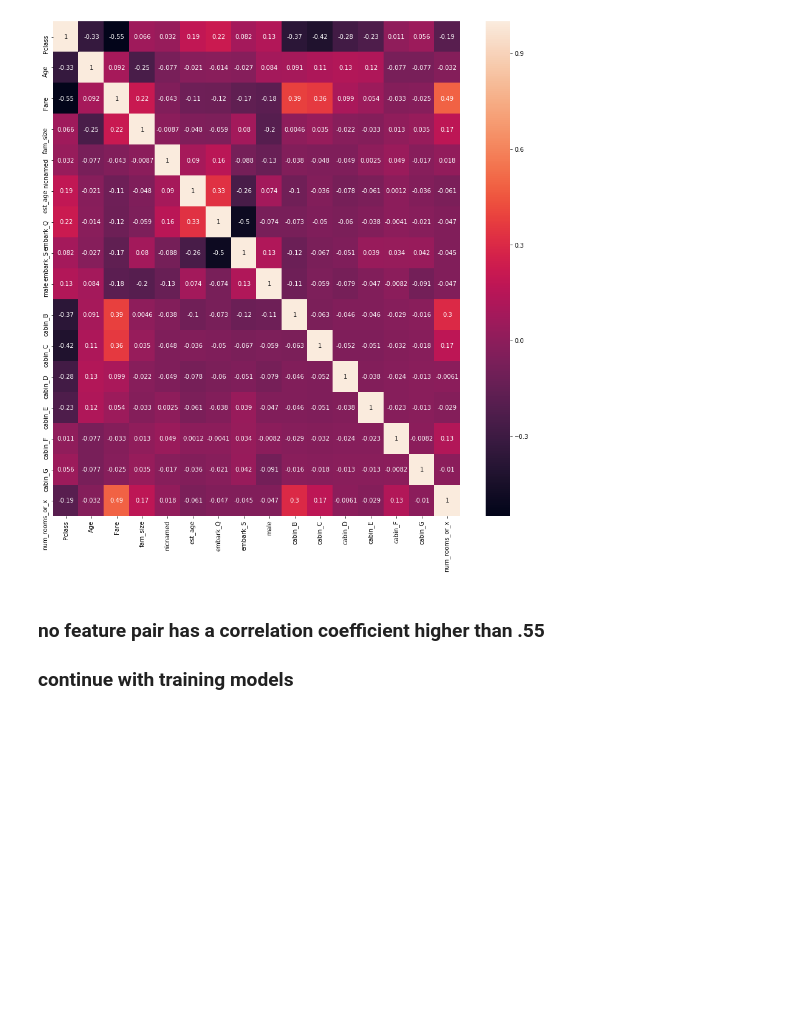
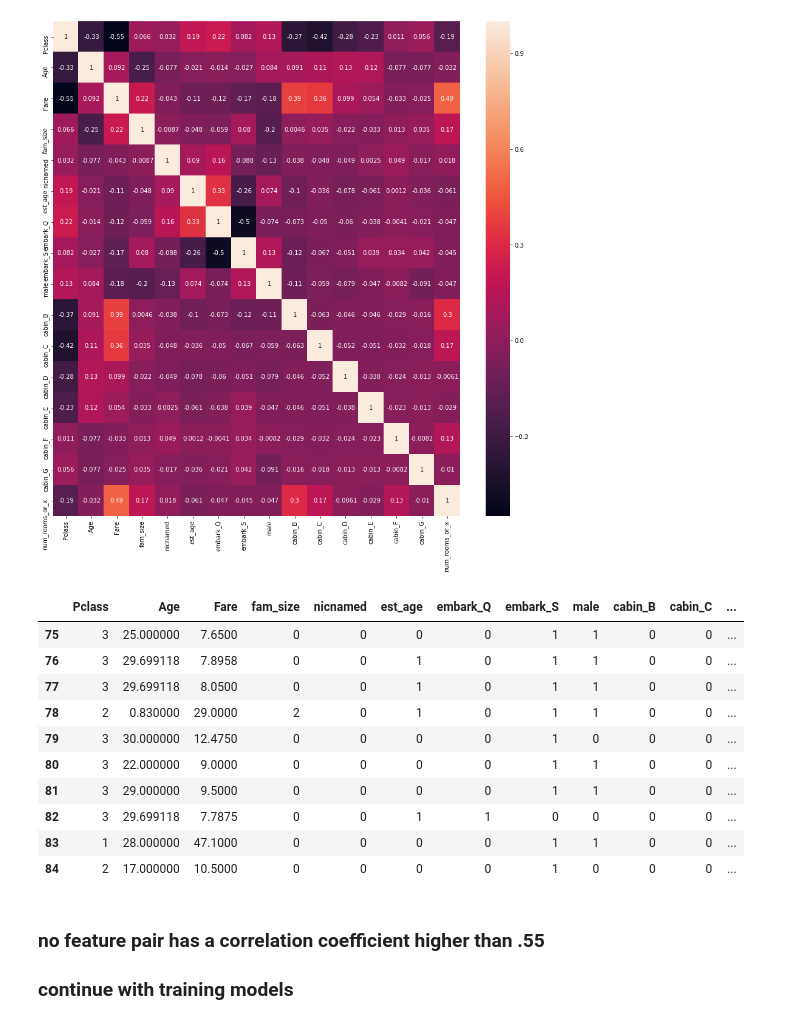
Before and after one commit to RyanBusby/Titanic, a Jupyter notebook: Walkthrough.ipynb, the cells around one changed output. Drawn from its saved outputs; the diff is of its cells as text; code cells hidden in the pictures; blank space fills up the shorter version.

```diff
--- a/Walkthrough.ipynb
+++ b/Walkthrough.ipynb
@@ -487,6 +315,20 @@ x_df = df.loc[:,use_feats]
 plot_corr(x_df)
 # %% [output]
 [figure]
+# %%
+x_df.iloc[75:85]
+# %% [output]
+|  | Pclass | Age | Fare | fam_size | nicnamed | est_age | embark_Q | embark_S | male | cabin_B | cabin_C | ... |
+| 75 | 3 | 25.000000 | 7.6500 | 0 | 0 | 0 | 0 | 1 | 1 | 0 | 0 | ... |
+| 76 | 3 | 29.699118 | 7.8958 | 0 | 0 | 1 | 0 | 1 | 1 | 0 | 0 | ... |
+| 77 | 3 | 29.699118 | 8.0500 | 0 | 0 | 1 | 0 | 1 | 1 | 0 | 0 | ... |
+| 78 | 2 | 0.830000 | 29.0000 | 2 | 0 | 1 | 0 | 1 | 1 | 0 | 0 | ... |
+| 79 | 3 | 30.000000 | 12.4750 | 0 | 0 | 0 | 0 | 1 | 0 | 0 | 0 | ... |
+| 80 | 3 | 22.000000 | 9.0000 | 0 | 0 | 0 | 0 | 1 | 1 | 0 | 0 | ... |
+| 81 | 3 | 29.000000 | 9.5000 | 0 | 0 | 0 | 0 | 1 | 1 | 0 | 0 | ... |
+| 82 | 3 | 29.699118 | 7.7875 | 0 | 0 | 1 | 1 | 0 | 0 | 0 | 0 | ... |
+| 83 | 1 | 28.000000 | 47.1000 | 0 | 0 | 0 | 0 | 1 | 1 | 0 | 0 | ... |
+| 84 | 2 | 17.000000 | 10.5000 | 0 | 0 | 0 | 0 | 1 | 0 | 0 | 0 | ... |
 # %% [markdown]
 ### no feature pair has a correlation coefficient higher than .55
 ### continue with training models
```
Also changed, not shown: parts of 25 cells of this notebook, 1 other file.
